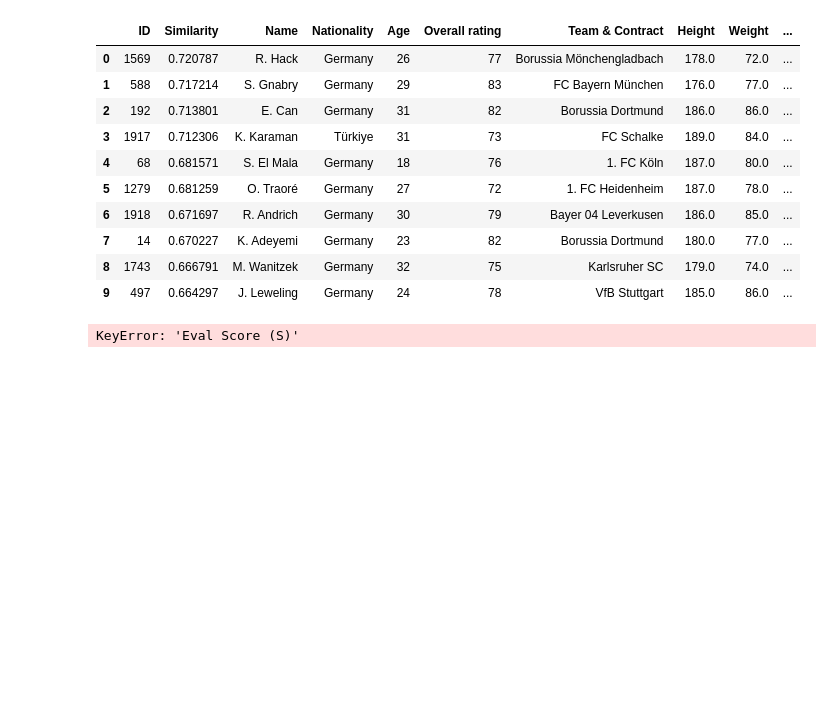
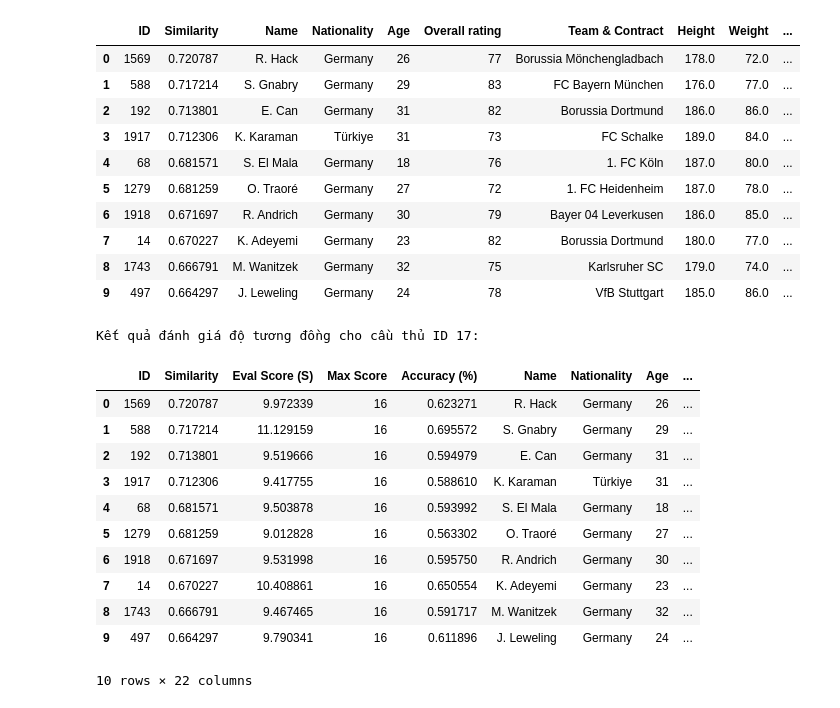
Before and after one commit to Cahoii/playerSimilarity_LDM, a Jupyter notebook: main.ipynb, the cells around one changed output. Drawn from its saved outputs; the diff is of its cells as text; code cells hidden in the pictures; blank space fills up the shorter version.

```diff
--- a/main.ipynb
+++ b/main.ipynb
@@ -655,6 +655,7 @@ find_similar_players(query_id, top_n=10)
 | 8 | 1743 | 0.666791 | M. Wanitzek | Germany | 32 | 75 | Karlsruher SC | 179.0 | 74.0 | ... |
 | 9 | 497 | 0.664297 | J. Leweling | Germany | 24 | 78 | VfB Stuttgart | 185.0 | 86.0 | ... |
 # %%
+from IPython.display import display
 def calculate_evaluation_score(query_id, similar_df):
     # Lấy thông tin cầu thủ query từ dataframe gốc
     query_row = df.loc[df['ID'] == query_id].iloc[0]
@@ -682,35 +683,52 @@ def calculate_evaluation_score(query_id, similar_df):
                 c_val = float(candidate_row[col])
 
                 # Xử lý trường hợp cả 2 đều bằng 0
                 if q_val == 0 and c_val == 0:
                     S += 1.0
                 elif max(q_val, c_val) != 0:
                     S += min(q_val, c_val) / max(q_val, c_val)
             except (ValueError, TypeError):
                 pass # Bỏ qua nếu dữ liệu lỗi
         scores.append(S)
 
     # Tạo bản sao của dataframe kết quả để thêm cột điểm
     result_df = similar_df.copy()
 
     # Số lượng features
     total_features = len(cat_features) + len(num_features)
 
+    # Chèn cột Evaluation Score (S)
+    result_df.insert(2, 'Eval Score (S)', scores)
+
+    # Chèn cột Max Score để dễ so sánh
+    result_df.insert(3, 'Max Score', total_features)
 
     # Chèn thêm cột Độ chính xác (%)
-    result_df.insert(4, 'Accuracy (%)', (result_df['Eval Score (S)'] / total_features * 100).round(2))
+    result_df.insert(4, 'Accuracy (%)', (result_df['Eval Score (S)'] / total_features))
 
     return result_df
 
 # Thử nghiệm hàm đánh giá với query_id = 17
 query_id = 17
 similar_players = find_similar_players(query_id, top_n=10)
 evaluated_results = calculate_evaluation_score(query_id, similar_players)
 
 print(f"Kết quả đánh giá độ tương đồng cho cầu thủ ID {query_id}:")
 display(evaluated_results)
 # %% [output]
-KeyError: 'Eval Score (S)'
+Kết quả đánh giá độ tương đồng cho cầu thủ ID 17:
+|  | ID | Similarity | Eval Score (S) | Max Score | Accuracy (%) | Name | Nationality | Age | ... |
+| 0 | 1569 | 0.720787 | 9.972339 | 16 | 0.623271 | R. Hack | Germany | 26 | ... |
+| 1 | 588 | 0.717214 | 11.129159 | 16 | 0.695572 | S. Gnabry | Germany | 29 | ... |
+| 2 | 192 | 0.713801 | 9.519666 | 16 | 0.594979 | E. Can | Germany | 31 | ... |
+| 3 | 1917 | 0.712306 | 9.417755 | 16 | 0.588610 | K. Karaman | Türkiye | 31 | ... |
+| 4 | 68 | 0.681571 | 9.503878 | 16 | 0.593992 | S. El Mala | Germany | 18 | ... |
+| 5 | 1279 | 0.681259 | 9.012828 | 16 | 0.563302 | O. Traoré | Germany | 27 | ... |
+| 6 | 1918 | 0.671697 | 9.531998 | 16 | 0.595750 | R. Andrich | Germany | 30 | ... |
+| 7 | 14 | 0.670227 | 10.408861 | 16 | 0.650554 | K. Adeyemi | Germany | 23 | ... |
+| 8 | 1743 | 0.666791 | 9.467465 | 16 | 0.591717 | M. Wanitzek | Germany | 32 | ... |
+| 9 | 497 | 0.664297 | 9.790341 | 16 | 0.611896 | J. Leweling | Germany | 24 | ... |
+10 rows × 22 columns
 # %%
 from collections import Counter
 from sklearn.metrics.pairwise import cosine_similarity
```
Also changed, not shown: parts of 1 cell of this notebook.
